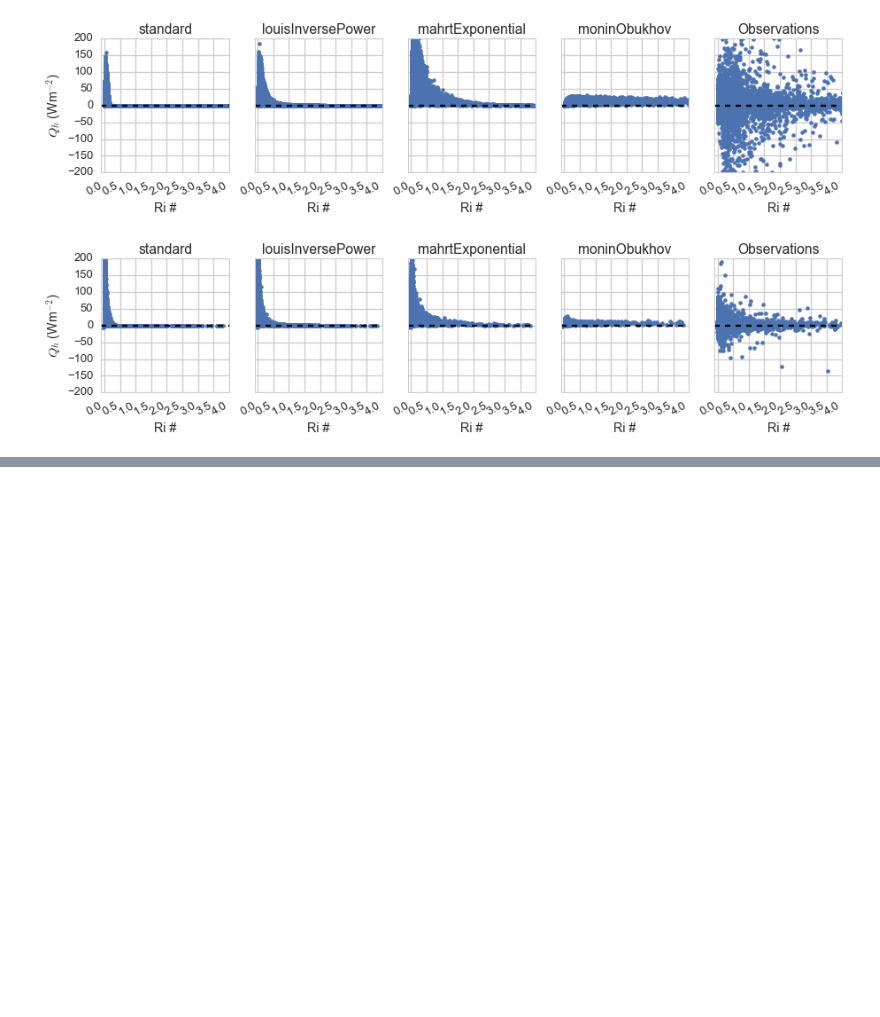
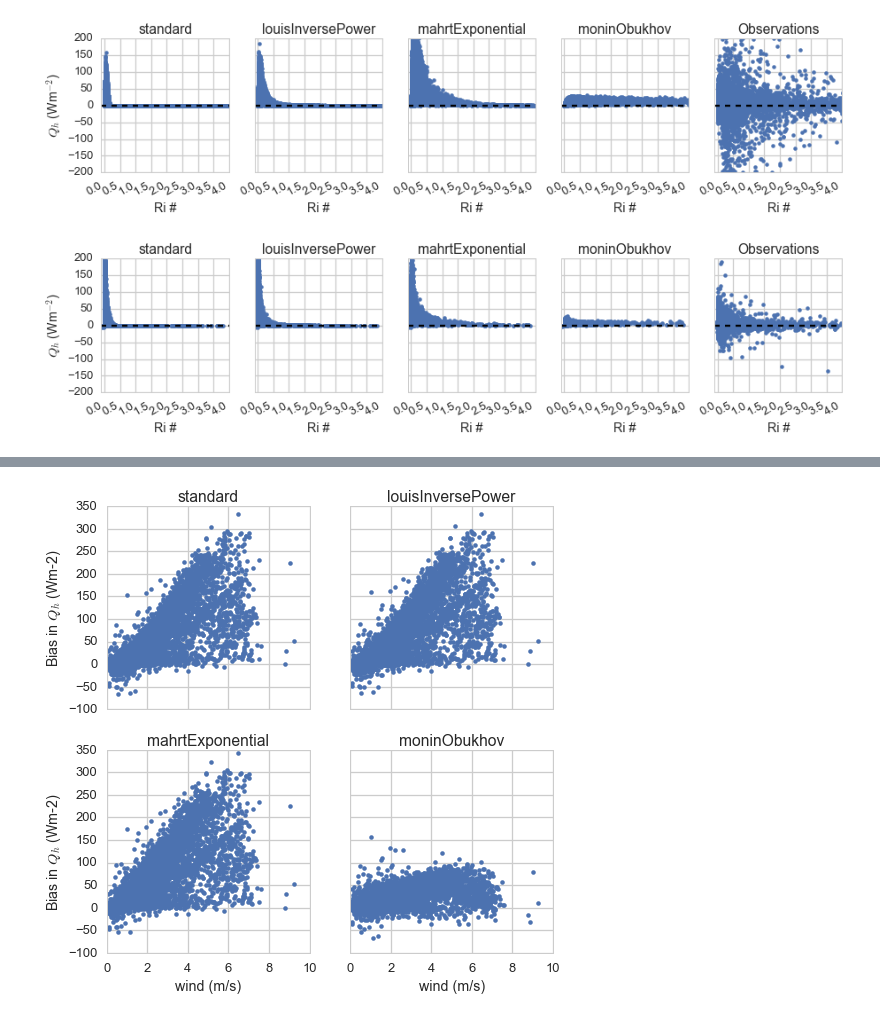
Before and after one commit to klapo/TurbulenceFeedbacks, a Jupyter notebook: TF.OfflineTurb.SCP.ipynb, the cells around one changed output, grey strips where cells are left out. Cells and saved outputs as stored; diff of their text form; code cells hidden in the pictures; blank space fills up the shorter version.

```diff
--- a/TF.OfflineTurb.SCP.ipynb
+++ b/TF.OfflineTurb.SCP.ipynb
@@ -371,0 +291,8 @@ IndexError: index 12064 is out of bounds for axis 1 with size 12045
+# %%
+ind = np.nonzero((Mtower.RiBulk_15m > 0.).values)
+for n, stab in enumerate(ixStability):
+    print(stab + ': ' + str(np.nanmean(sensible_1m[stab].values - fluxObs.w_tc__2m_M[ind].values)))
+
+print('\n')
+for n, stab in enumerate(ixStability):
+    print(stab + ': ' + str(np.nanmean(sensible_15m[stab].values - fluxObs.w_tc__10m_M[ind].values)))
@@ -371,0 +310,14 @@ IndexError: index 12064 is out of bounds for axis 1 with size 12045
+# %%
+fig, axes = plt.subplots(2, 2, figsize=(8, 8), sharex='col', sharey='row')
+axes = axes.flatten()
+for ix, stab in enumerate(ixStability):
+    ax = axes[ix]
+    ax.plot(Mtower.UBar_2m[ind],
+            sensible_1m[stab].values - fluxObs.w_tc__2m_M[ind].values, '.')
+    ax.set_title(stab)
+    if ix == 0 or ix == 2:
+        ax.set_ylabel('Bias in $Q_h$ (Wm-2)')
+    if ix > 1:
+        ax.set_xlabel('wind (m/s)')
+# %% [output]
+[figure, added]
```
Also changed, not shown: parts of 12 cells of this notebook, 1 other file.
